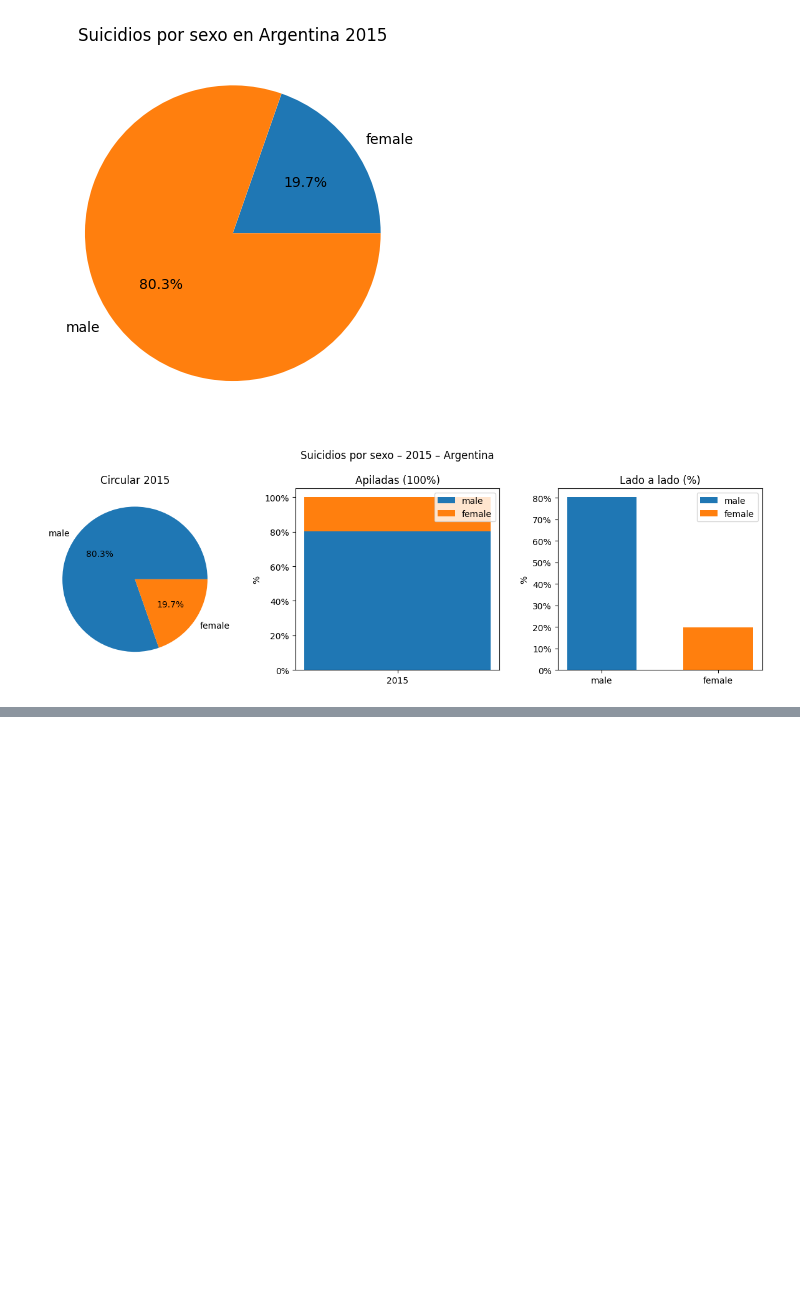
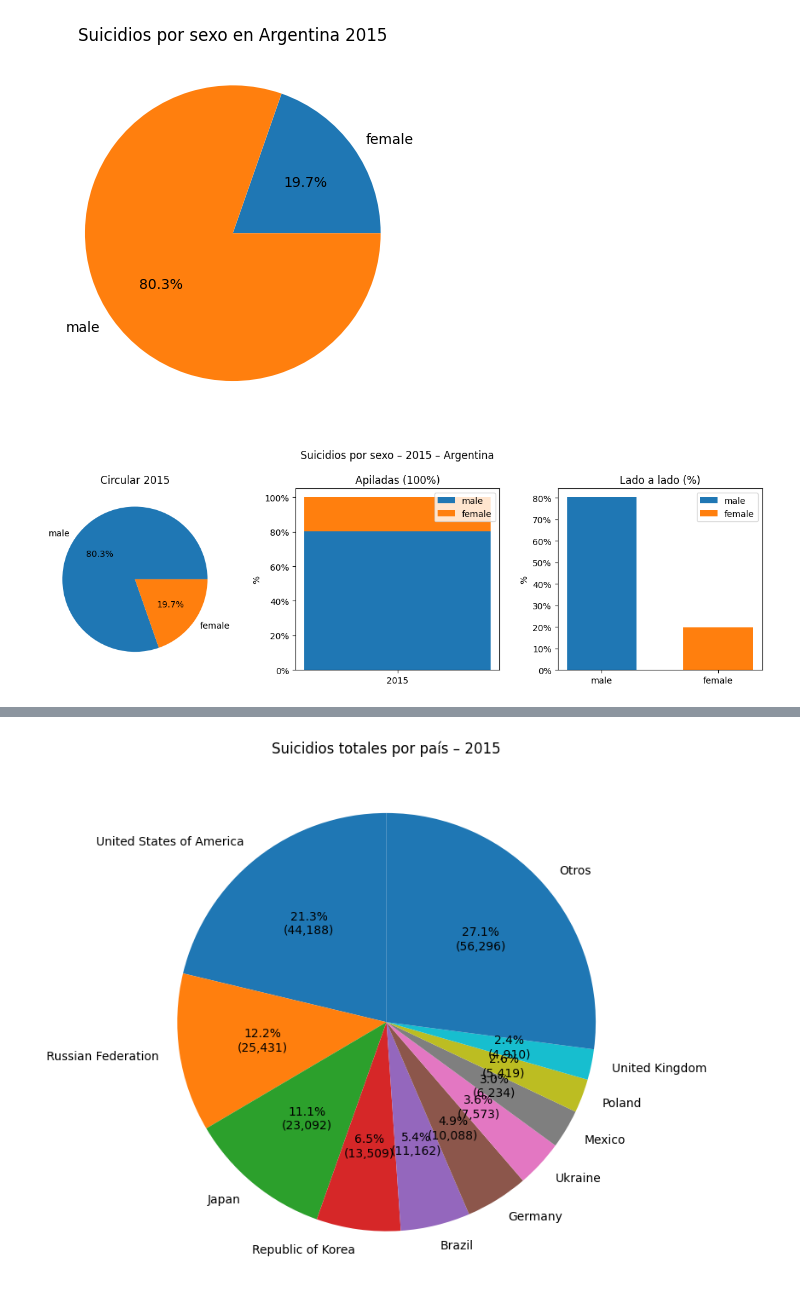
Before and after one commit to vicenadm04/suicidios, a Jupyter notebook: suicide_statics.ipynb, the cells around one changed output, grey strips where cells are left out. Saved outputs shown, nothing was run; the diff lists cells and outputs as text; code cells hidden in the pictures; blank space fills up the shorter version.

```diff
--- a/suicide_statics.ipynb
+++ b/suicide_statics.ipynb
@@ -4,8 +4,8 @@ import numpy as np
 import matplotlib.pyplot as plt
 from matplotlib.ticker import PercentFormatter
 # %%
-data = pd.read_csv('who_suicide_statistics.csv')
-data.info()
+df = pd.read_csv('who_suicide_statistics.csv')
+df.info()
 # %% [output]
 <class 'pandas.core.frame.DataFrame'>
 RangeIndex: 43776 entries, 0 to 43775
@@ -52,5 +52,5 @@ data.describe()
 | 75% | 2007.000000 | 91.000000 | 1.305698e+06 |
 | max | 2016.000000 | 22338.000000 | 4.380521e+07 |
 # %%
-data["suicides_no"] = data["suicides_no"].fillna(0)
+df["suicides_no"] = df["suicides_no"].fillna(0)
 # %%
@@ -83,7 +83,7 @@ from matplotlib.ticker import PercentFormatter
 
 anio = 2015
 serie = (
-    data[(data['year']==anio) & (data['country']== 'Argentina')]
+    df[(df['year']==anio) & (df['country']== 'Argentina')]
     .groupby('sex')['suicides_no'].sum()
     .reindex(['male','female']).fillna(0)
 )
@@ -208,0 +116,36 @@ plt.show()
+# %%
+
+
+# 2) Tipos y limpieza mínima
+df["year"] = pd.to_numeric(df["year"], errors="coerce")
+df["suicides_no"] = pd.to_numeric(df["suicides_no"], errors="coerce").fillna(0)
+
+# 3) Filtrar 2015 y agregar por país
+df2015 = df[df["year"] == 2015].copy()
+totales = (
+    df2015.groupby("country", as_index=True)["suicides_no"]
+    .sum()
+    .sort_values(ascending=False)
+)
+totales = totales[totales > 0]  # opcional: quitar países con 0
+
+# 4) Pie chart (top 10 + 'Otros')
+top_n = 10
+top = totales.head(top_n)
+otros = totales.iloc[top_n:].sum()
+
+labels = list(top.index) + (["Otros"] if otros > 0 else [])
+sizes = list(top.values) + ([otros] if otros > 0 else [])
+
+plt.figure(figsize=(8, 8))
+plt.pie(
+    sizes,
+    labels=labels,
+    autopct=lambda p: f"{p:.1f}%\n({int(p*sum(sizes)/100):,})",
+    startangle=90
+)
+plt.title("Suicidios totales por país – 2015")
+plt.tight_layout()
+plt.show()
+# %% [output]
+[figure, added]
```
Also changed, not shown: parts of 8 cells of this notebook.
